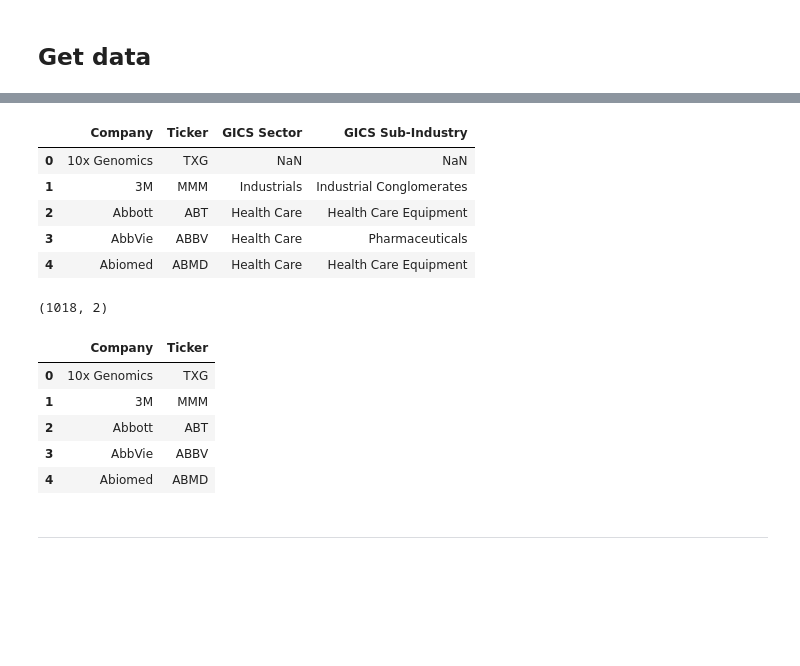
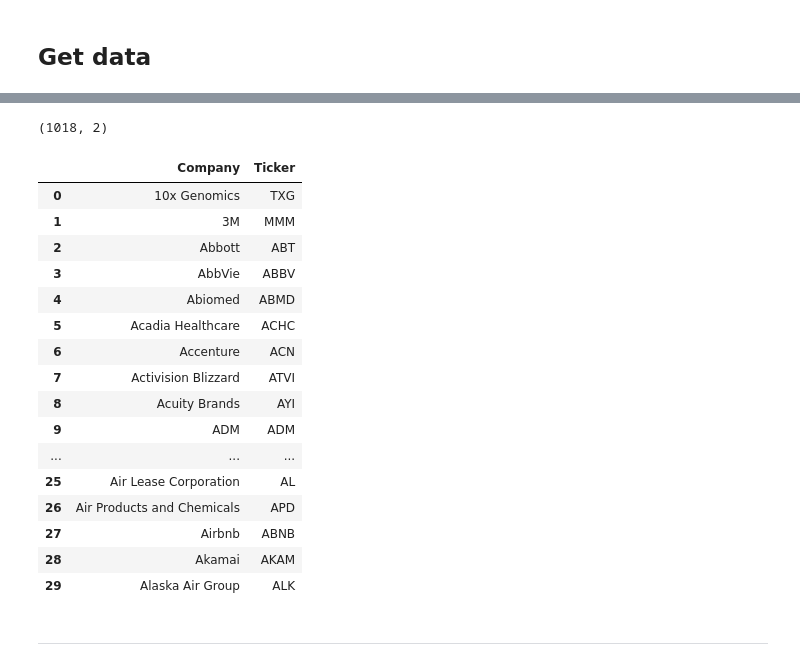
Before and after one commit to jaeyoonyu/jaeyoonyu.github.io, a Jupyter notebook: _code/Russell1000.ipynb, the cells around one changed output, grey strips where cells are left out. Cells and saved outputs as stored; diff of their text form; code cells hidden in the pictures; blank space fills up the shorter version.

```diff
--- a/_code/Russell1000.ipynb
+++ b/_code/Russell1000.ipynb
@@ -11,23 +19,25 @@ ru1000=pd.read_html('https://en.wikipedia.org/wiki/Russell_1000_Index')[2]
-# %%
-ru1000.head()
-# %% [output]
-|  | Company | Ticker | GICS Sector | GICS Sub-Industry |
-| 0 | 10x Genomics | TXG | NaN | NaN |
-| 1 | 3M | MMM | Industrials | Industrial Conglomerates |
-| 2 | Abbott | ABT | Health Care | Health Care Equipment |
-| 3 | AbbVie | ABBV | Health Care | Pharmaceuticals |
-| 4 | Abiomed | ABMD | Health Care | Health Care Equipment |
 # %%
 ru1000= ru1000[['Company', 'Ticker']]
 print(ru1000.shape)
-ru1000.head()
+ru1000.head(30)
 # %% [output]
 (1018, 2)
 |  | Company | Ticker |
 | 0 | 10x Genomics | TXG |
 | 1 | 3M | MMM |
 | 2 | Abbott | ABT |
 | 3 | AbbVie | ABBV |
 | 4 | Abiomed | ABMD |
+| 5 | Acadia Healthcare | ACHC |
+| 6 | Accenture | ACN |
+| 7 | Activision Blizzard | ATVI |
+| 8 | Acuity Brands | AYI |
+| 9 | ADM | ADM |
+| ... | ... | ... |
+| 25 | Air Lease Corporation | AL |
+| 26 | Air Products and Chemicals | APD |
+| 27 | Airbnb | ABNB |
+| 28 | Akamai | AKAM |
+| 29 | Alaska Air Group | ALK |
 # %% [markdown]
 -------------
```
Also changed, not shown: parts of 2 cells of this notebook, 3 other files.
